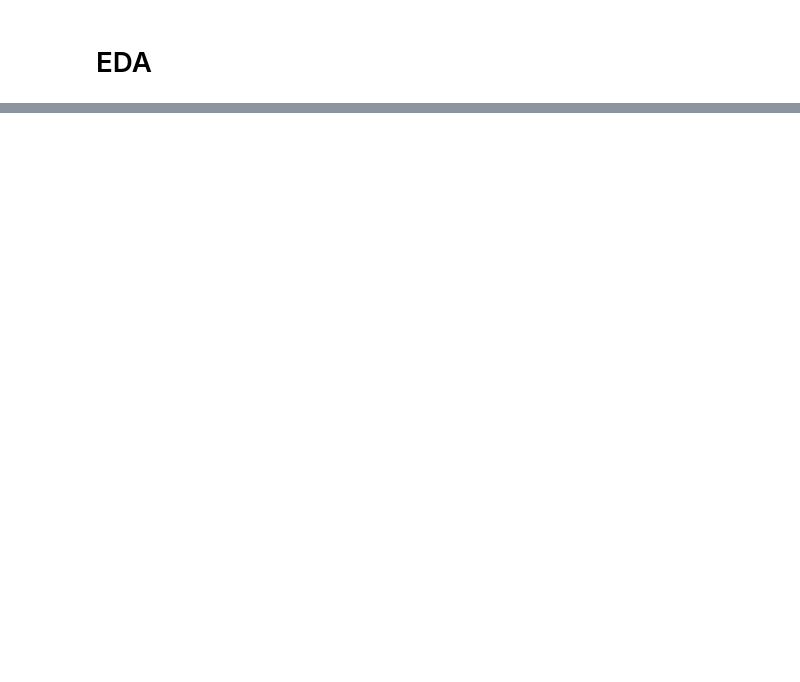
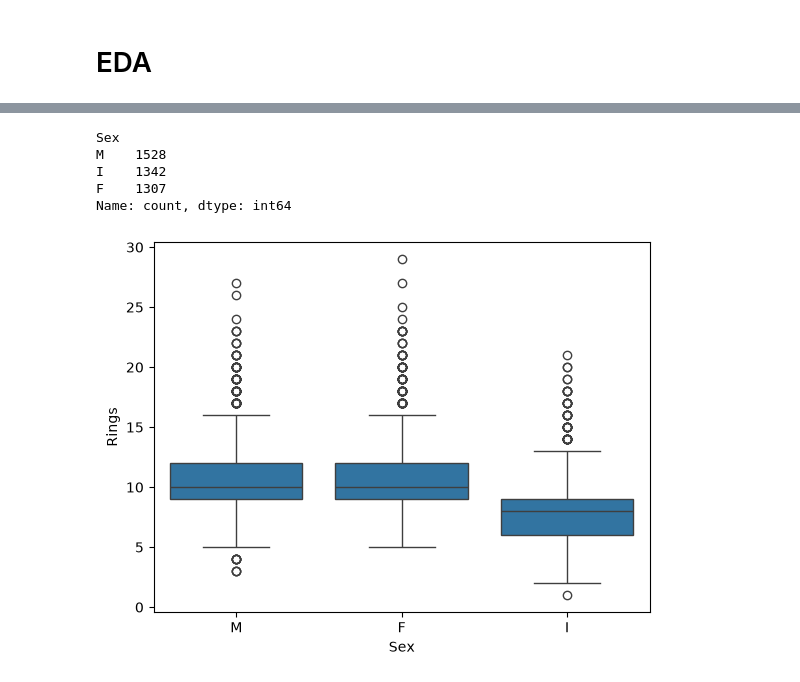
Before and after one commit to andrfr21/xhec-mlops-2026-project, a Jupyter notebook: notebooks/eda.ipynb, the cells around one changed output, grey strips where cells are left out. Saved outputs shown, nothing was run; the diff lists cells and outputs as text; code cells hidden in the pictures; blank space fills up the shorter version.

Commit message:
eda plots and conclusions

```diff
--- a/notebooks/eda.ipynb
+++ b/notebooks/eda.ipynb
@@ -56,0 +66,13 @@ df.describe()
+# %%
+df["Sex"].value_counts()
+# %% [output]
+Sex
+M    1528
+I    1342
+F    1307
+Name: count, dtype: int64
+# %%
+sns.boxplot(data=df, x="Sex", y="Rings")
+plt.show()
+# %% [output]
+[figure, added]
```
Also changed, not shown: parts of 6 cells of this notebook.
